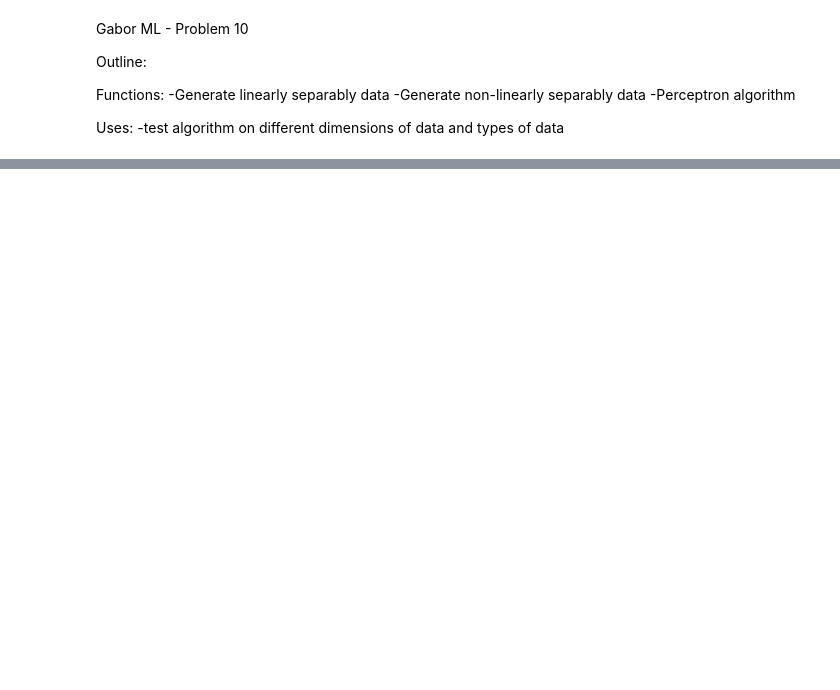
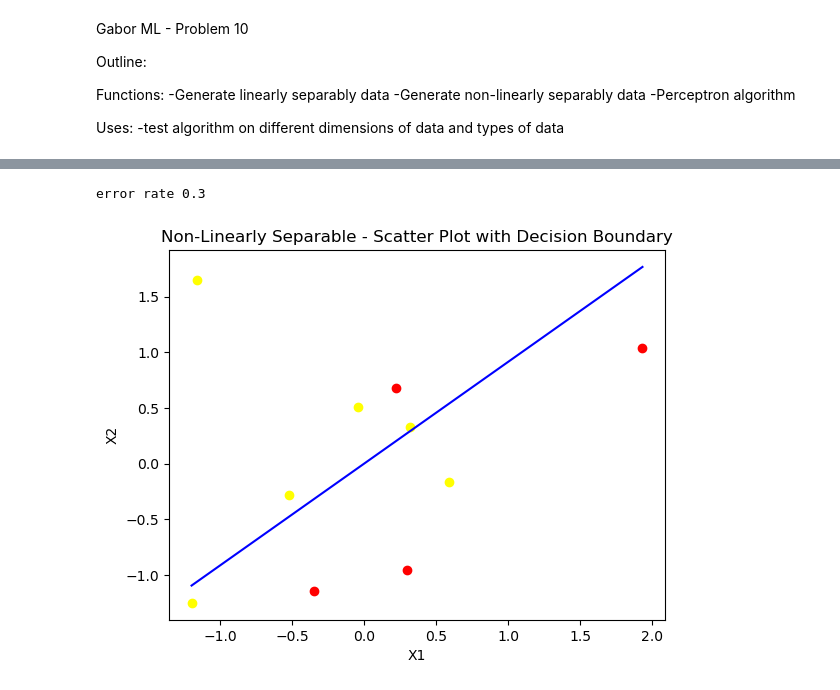
Before and after one commit to claricemottet/GaborML_problem10, a Jupyter notebook: GaborML_problem10_notebook.ipynb, the cells around one changed output, grey strips where cells are left out. Cells and saved outputs as stored; diff of their text form; code cells hidden in the pictures; blank space fills up the shorter version.

```diff
--- a/GaborML_problem10_notebook.ipynb
+++ b/GaborML_problem10_notebook.ipynb
@@ -125,0 +218,25 @@ x,y = generate_ls_data(a, d, n)
+# %%
+#Plot only when d = 2
+
+print("error rate", error_rate)
+
+# Scatter plot
+for xi, yi in zip(x, y):
+    if yi == 1:
+        plt.scatter(xi[0], xi[1], color='yellow')
+    else:
+        plt.scatter(xi[0], xi[1], color='red')
+
+# To plot the line, we need two points that satisfy the equation. Let's choose two x values:
+x_values = np.array([min(x, key=lambda v: v[0])[0], max(x, key=lambda v: v[0])[0]])
+# Calculate corresponding y values
+y_values = (-b - w[0]*x_values) / w[1]
+
+plt.plot(x_values, y_values, color='blue')  # Plotting the line
+plt.xlabel('X1')
+plt.ylabel('X2')
+plt.title('Non-Linearly Separable - Scatter Plot with Decision Boundary')
+plt.show()
+# %% [output]
+error rate 0.3
+[figure, added]
```
Also changed, not shown: parts of 6 cells of this notebook.
